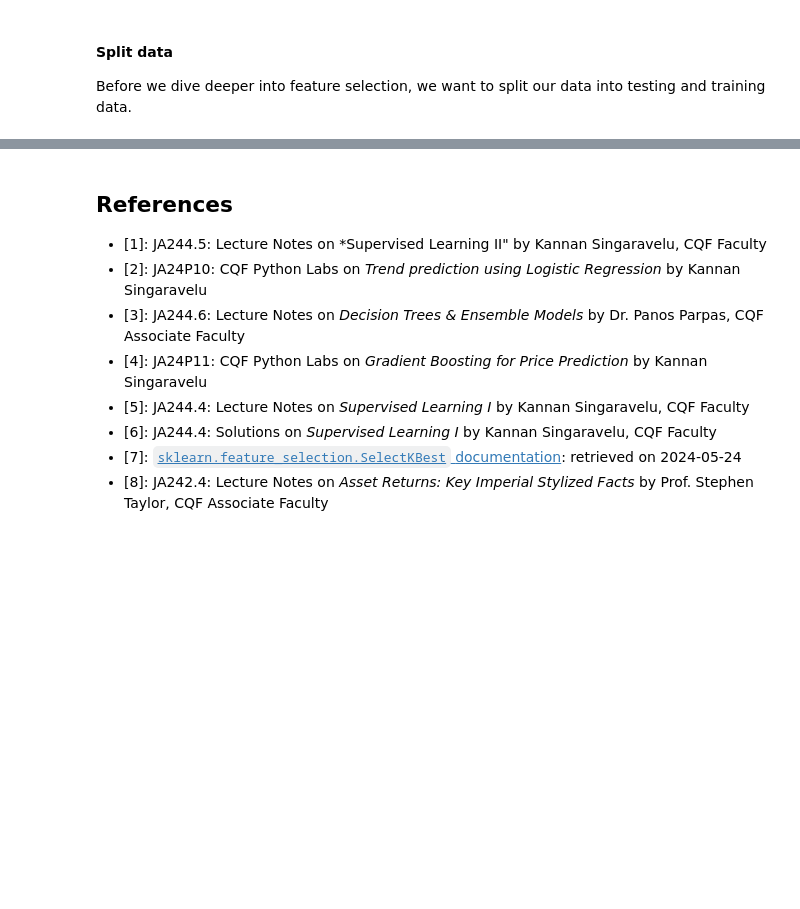
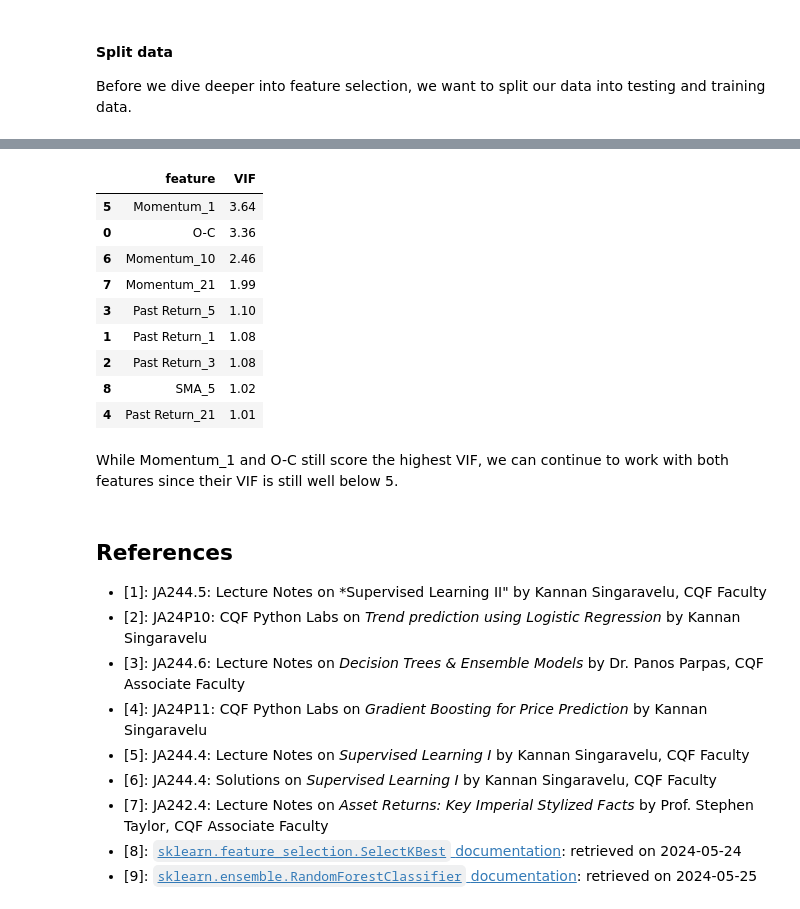
Before and after one commit to heidi123123/cqf, a Jupyter notebook: Exams/3/Exam 3.ipynb, the cells around one changed output, grey strips where cells are left out. Saved outputs shown, nothing was run; the diff lists cells and outputs as text; code cells hidden in the pictures; blank space fills up the shorter version.

```diff
--- a/Exams/3/Exam 3.ipynb
+++ b/Exams/3/Exam 3.ipynb
@@ -396,4 +416,3 @@ SelectKBest selected features:
 # %%
-X_train_kbest = X_train[selected_features_kbest]
-X_test_kbest = X_test[selected_features_kbest]
-X_train_kbest.head()
+X_train_corr = pd.DataFrame(X_train_rfecv, columns=selected_features_rfecv).drop(columns=["EMA_21"])
+X_test_corr = pd.DataFrame(X_test_rfecv, columns=selected_features_rfecv).drop(columns=["EMA_21"])
@@ -408,3 +421,26 @@ X_train_kbest.head()
+# %%
+def variance_inflation_factor_analysis(X):
+    vif_data = pd.DataFrame()
+    vif_data["feature"] = X.columns
+    vif_data["VIF"] = [variance_inflation_factor(X.values, i) for i in range(len(X.columns))]
+    return vif_data
+
+
+vif_data = variance_inflation_factor_analysis(X_train_corr)
+vif_data.round(2).sort_values(by="VIF", ascending=False)
+# %% [output]
+|  | feature | VIF |
+| 5 | Momentum_1 | 3.64 |
+| 0 | O-C | 3.36 |
+| 6 | Momentum_10 | 2.46 |
+| 7 | Momentum_21 | 1.99 |
+| 3 | Past Return_5 | 1.10 |
+| 1 | Past Return_1 | 1.08 |
+| 2 | Past Return_3 | 1.08 |
+| 8 | SMA_5 | 1.02 |
+| 4 | Past Return_21 | 1.01 |
+# %% [markdown]
+While Momentum_1 and O-C still score the highest VIF, we can continue to work with both features since their VIF is still well below 5.
 # %% [markdown]
 ## References
 
@@ -414,5 +450,6 @@ X_train_kbest.head()
 * [4]: JA24P11: CQF Python Labs on *Gradient Boosting for Price Prediction* by Kannan Singaravelu
 * [5]: JA244.4: Lecture Notes on *Supervised Learning I* by Kannan Singaravelu, CQF Faculty
 * [6]: JA244.4: Solutions on *Supervised Learning I* by Kannan Singaravelu, CQF Faculty
-* [7]: [`sklearn.feature_selection.SelectKBest` documentation](https://scikit-learn.org/stable/modules/generated/sklearn.feature_selection.SelectKBest.html): retrieved on 2024-05-24
-* [8]: JA242.4: Lecture Notes on *Asset Returns: Key Imperial Stylized Facts* by Prof. Stephen Taylor, CQF Associate Faculty
+* [7]: JA242.4: Lecture Notes on *Asset Returns: Key Imperial Stylized Facts* by Prof. Stephen Taylor, CQF Associate Faculty
+* [8]: [`sklearn.feature_selection.SelectKBest` documentation](https://scikit-learn.org/stable/modules/generated/sklearn.feature_selection.SelectKBest.html): retrieved on 2024-05-24
+* [9]: [`sklearn.ensemble.RandomForestClassifier` documentation](https://scikit-learn.org/stable/modules/generated/sklearn.ensemble.RandomForestClassifier.html): retrieved on 2024-05-25
```
Also changed, not shown: parts of 29 cells of this notebook.
